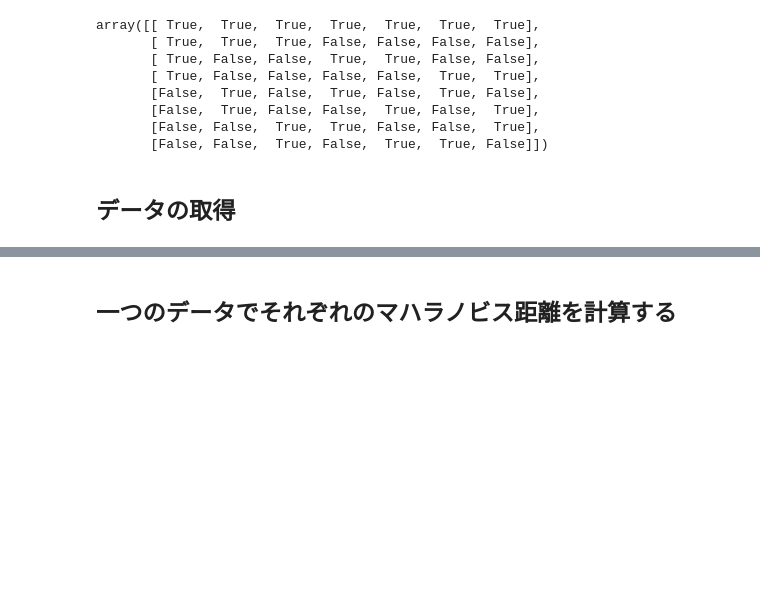
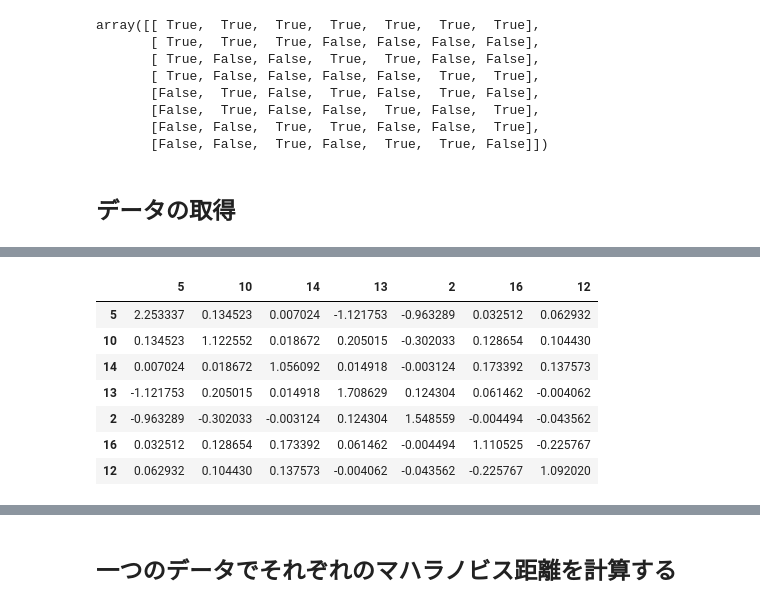
Before and after one commit to yuki-taniguchi/syuuron, a Jupyter notebook: MTSBag/notebook/MTS_グラムシュミット法でMDを計算する.ipynb, the cells around one changed output, grey strips where cells are left out. Drawn from its saved outputs; the diff is of its cells as text; code cells hidden in the pictures; blank space fills up the shorter version.

```diff
--- a/MTSBag/notebook/MTS_グラムシュミット法でMDを計算する.ipynb
+++ b/MTSBag/notebook/MTS_グラムシュミット法でMDを計算する.ipynb
@@ -102,0 +121,11 @@ anomaly_MD = cal_MD(anomaly_Z, inv_C, len(use_X.columns))
+# %%
+pd.DataFrame(inv_C, index=normal_X.columns, columns=normal_X.columns)
+# %% [output]
+|  | 5 | 10 | 14 | 13 | 2 | 16 | 12 |
+| 5 | 2.253337 | 0.134523 | 0.007024 | -1.121753 | -0.963289 | 0.032512 | 0.062932 |
+| 10 | 0.134523 | 1.122552 | 0.018672 | 0.205015 | -0.302033 | 0.128654 | 0.104430 |
+| 14 | 0.007024 | 0.018672 | 1.056092 | 0.014918 | -0.003124 | 0.173392 | 0.137573 |
+| 13 | -1.121753 | 0.205015 | 0.014918 | 1.708629 | 0.124304 | 0.061462 | -0.004062 |
+| 2 | -0.963289 | -0.302033 | -0.003124 | 0.124304 | 1.548559 | -0.004494 | -0.043562 |
+| 16 | 0.032512 | 0.128654 | 0.173392 | 0.061462 | -0.004494 | 1.110525 | -0.225767 |
+| 12 | 0.062932 | 0.104430 | 0.137573 | -0.004062 | -0.043562 | -0.225767 | 1.092020 |
```
Also changed, not shown: parts of 43 cells of this notebook, 51 other files.
